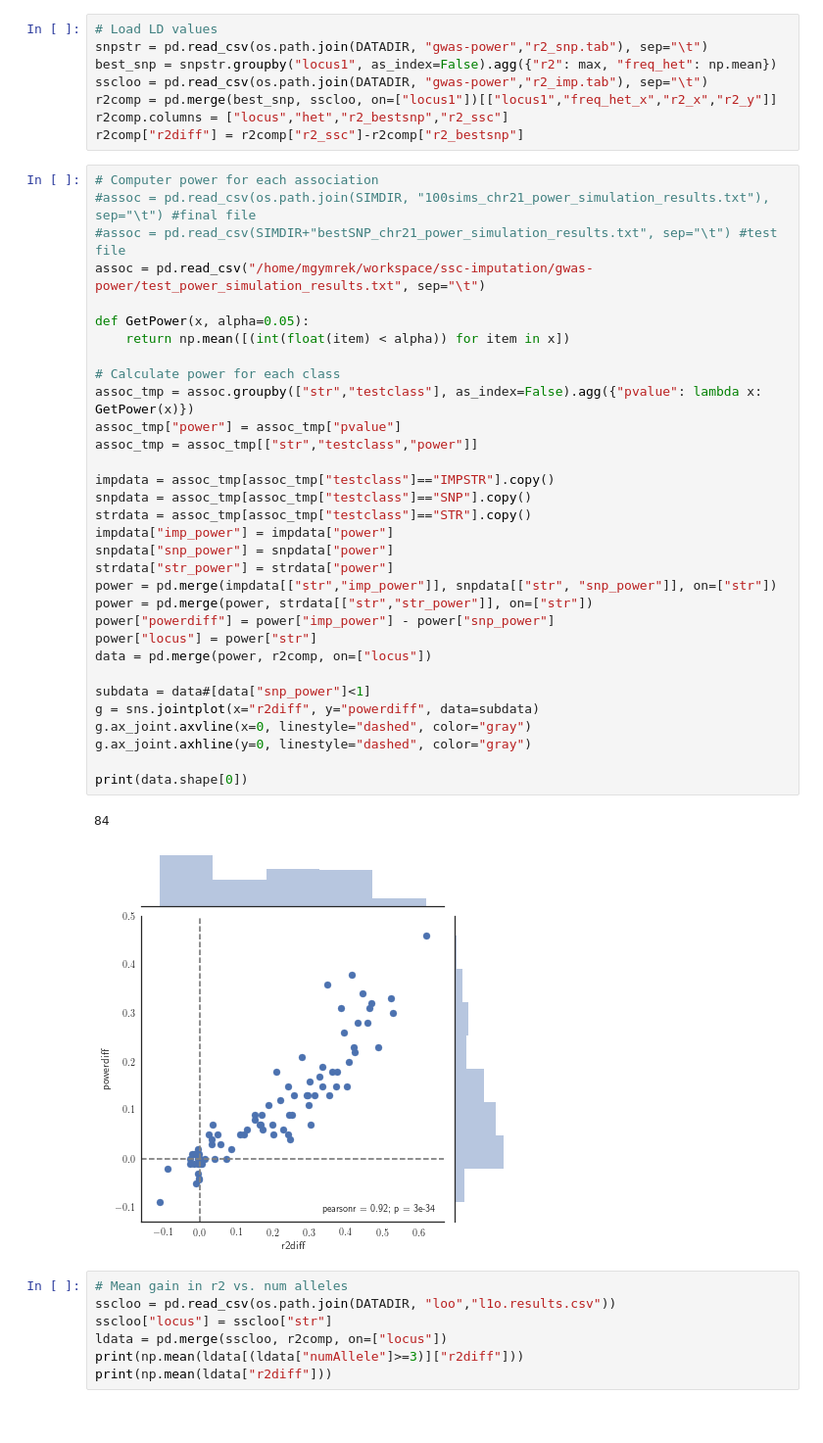
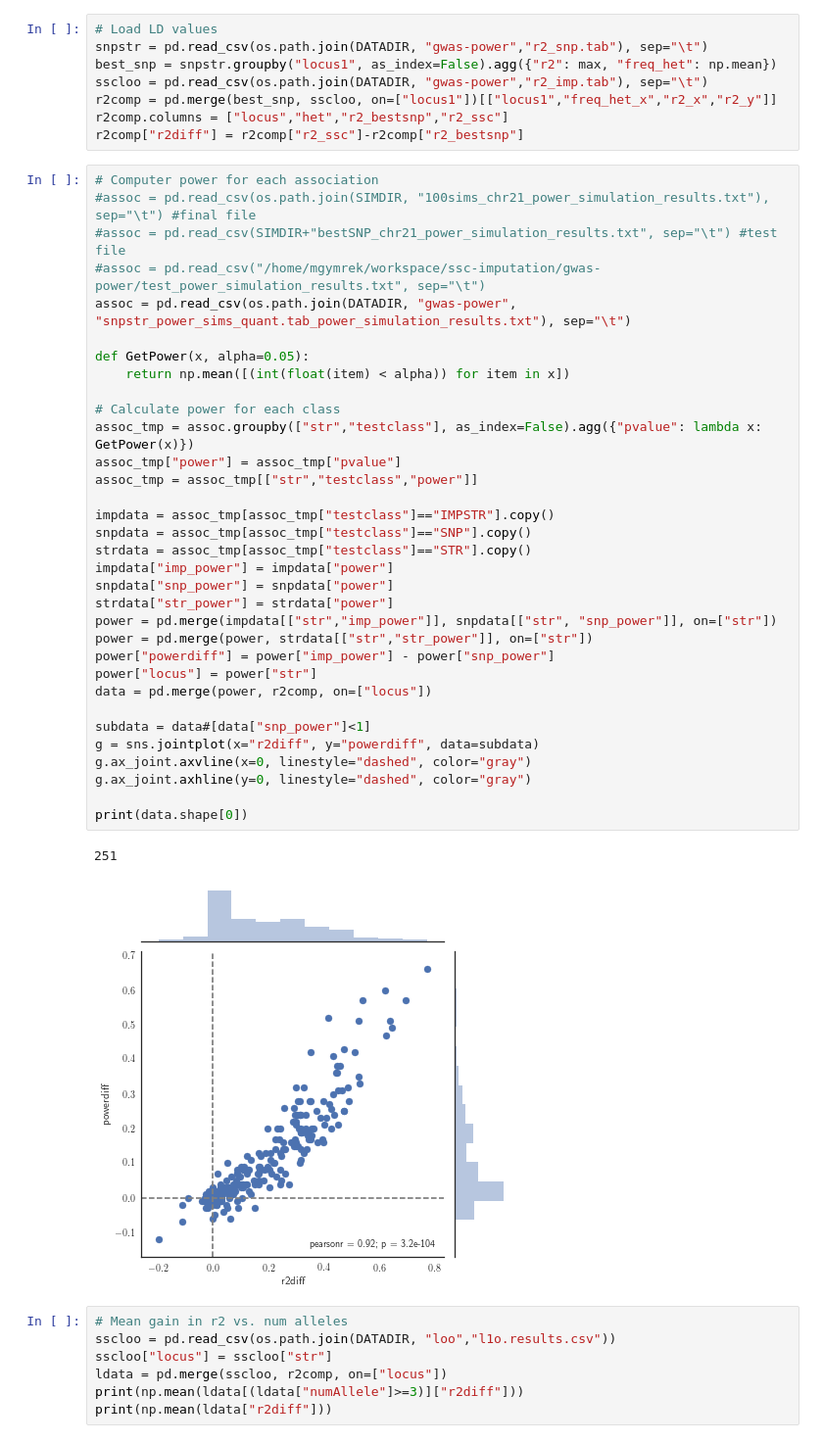
Before and after one commit to gymreklab/ssc-imputation, a Jupyter notebook: haplotype_paper/Figures/Figure4_GWASPower.ipynb, the cells around one changed output. Shown at 98% size. Saved outputs shown, nothing was run; the diff lists cells and outputs as text.

Commit message:
editing case control simulations

```diff
--- a/haplotype_paper/Figures/Figure4_GWASPower.ipynb
+++ b/haplotype_paper/Figures/Figure4_GWASPower.ipynb
@@ -112,37 +115,38 @@ r2comp["r2diff"] = r2comp["r2_ssc"]-r2comp["r2_bestsnp"]
 # Computer power for each association
 #assoc = pd.read_csv(os.path.join(SIMDIR, "100sims_chr21_power_simulation_results.txt"), sep="\t") #final file
 #assoc = pd.read_csv(SIMDIR+"bestSNP_chr21_power_simulation_results.txt", sep="\t") #test file
-assoc = pd.read_csv("/home/mgymrek/workspace/ssc-imputation/gwas-power/test_power_simulation_results.txt", sep="\t")
+#assoc = pd.read_csv("/home/mgymrek/workspace/ssc-imputation/gwas-power/test_power_simulation_results.txt", sep="\t")
+assoc = pd.read_csv(os.path.join(DATADIR, "gwas-power", "snpstr_power_sims_quant.tab_power_simulation_results.txt"), sep="\t")
 
 def GetPower(x, alpha=0.05):
     return np.mean([(int(float(item) < alpha)) for item in x])
 
 # Calculate power for each class
 assoc_tmp = assoc.groupby(["str","testclass"], as_index=False).agg({"pvalue": lambda x: GetPower(x)})
 assoc_tmp["power"] = assoc_tmp["pvalue"]
 assoc_tmp = assoc_tmp[["str","testclass","power"]]
 
 impdata = assoc_tmp[assoc_tmp["testclass"]=="IMPSTR"].copy()
 snpdata = assoc_tmp[assoc_tmp["testclass"]=="SNP"].copy()
 strdata = assoc_tmp[assoc_tmp["testclass"]=="STR"].copy()
 impdata["imp_power"] = impdata["power"]
 snpdata["snp_power"] = snpdata["power"]
 strdata["str_power"] = strdata["power"]
 power = pd.merge(impdata[["str","imp_power"]], snpdata[["str", "snp_power"]], on=["str"])
 power = pd.merge(power, strdata[["str","str_power"]], on=["str"])
 power["powerdiff"] = power["imp_power"] - power["snp_power"]
 power["locus"] = power["str"]
 data = pd.merge(power, r2comp, on=["locus"])
 
 subdata = data#[data["snp_power"]<1]
 g = sns.jointplot(x="r2diff", y="powerdiff", data=subdata)
 g.ax_joint.axvline(x=0, linestyle="dashed", color="gray")
 g.ax_joint.axhline(y=0, linestyle="dashed", color="gray")
 
 print(data.shape[0])
 # %% [output]
-84
+251
-[figure, old version]
+[figure, new version]
 # %%
 # Mean gain in r2 vs. num alleles
 sscloo = pd.read_csv(os.path.join(DATADIR, "loo","l1o.results.csv"))
```
Also changed, not shown: parts of 7 cells of this notebook, 2 other files.
